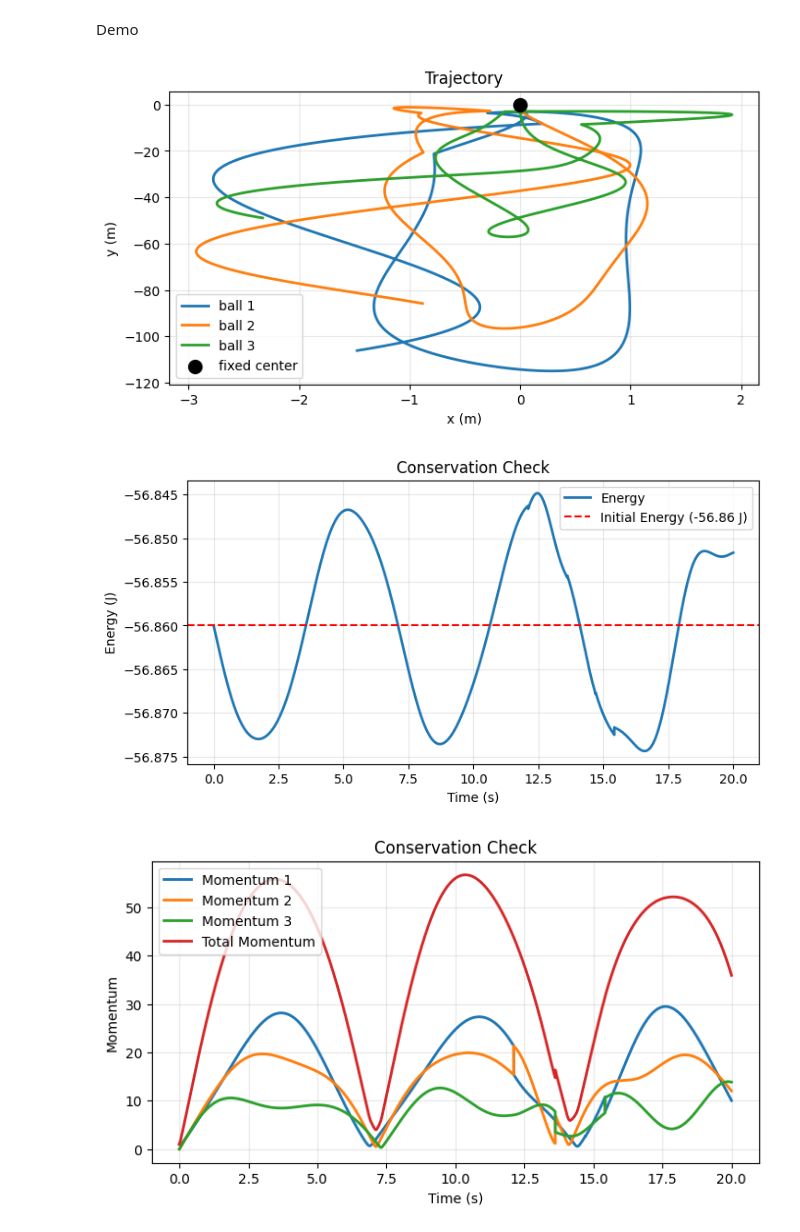
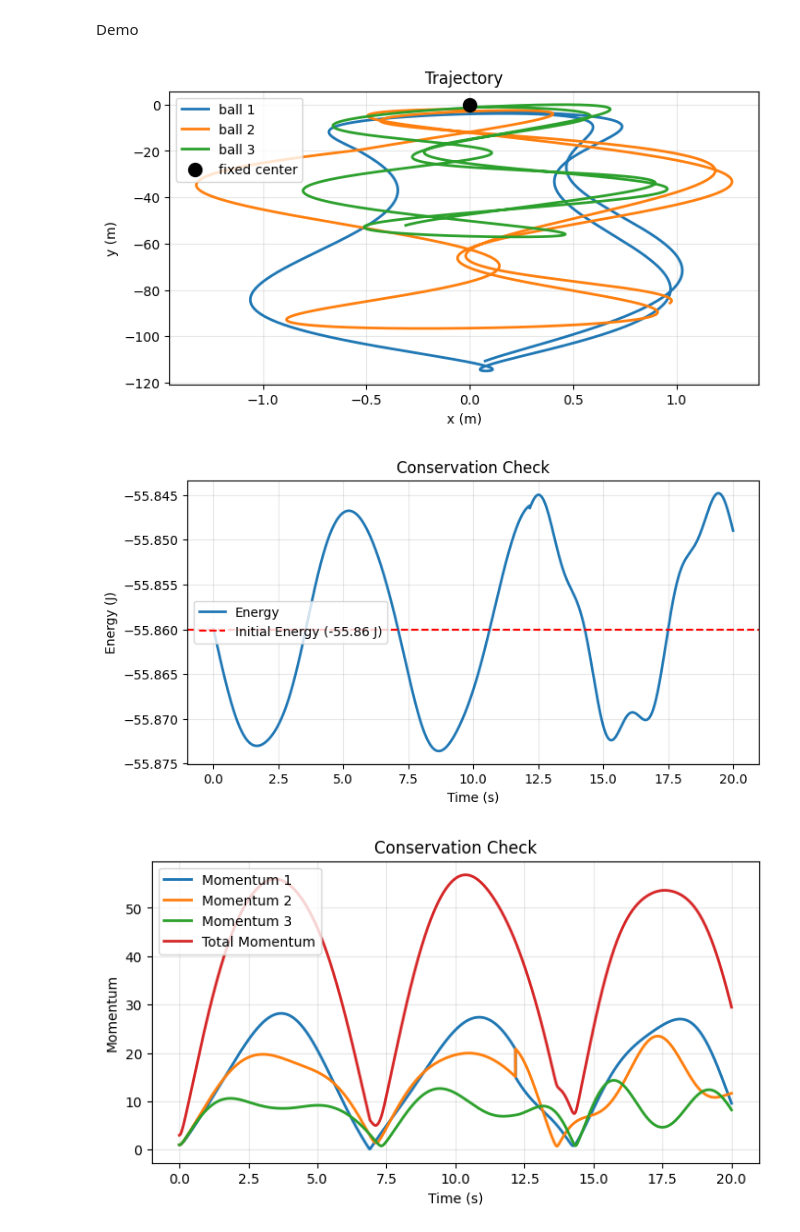
Before and after one commit to barnol-lee/phys311, a Jupyter notebook: Checkpoints/Block 2/engine_demo.ipynb, the cells around one changed output. Cells and saved outputs as stored; diff of their text form; code cells hidden in the pictures.

```diff
--- a/Checkpoints/Block 2/engine_demo.ipynb
+++ b/Checkpoints/Block 2/engine_demo.ipynb
@@ -240,9 +240,9 @@ Demo
 import matplotlib.pyplot as plt
 
 world=World(integrator=EulerCromer(), constraints=[CircleCollisions(e=1)])
-world.add(Body(m=1.0, r=(0, -3), v=(1,0), radius=0.4))
-world.add(Body(m=1.0, r=(0, -2), v=(0,0), radius=0.2))
-world.add(Body(m=1.0, r=(0, -1), v=(0,0), radius=0.1))
+world.add(Body(m=1.0, r=(0, -3), v=(1,0), radius=0.1))
+world.add(Body(m=1.0, r=(0, -2), v=(-1,0), radius=0.1))
+world.add(Body(m=1.0, r=(0, -1), v=(1,0), radius=0.1))
 world.add(Body(m=1.0, r=(0, 0), fixed=True))
 
 world.add_force(Spring(0,1))
@@ -284,33 +284,33 @@ plt.plot(r3[:,0], r3[:,1], linewidth=2, label='ball 3')
 plt.scatter(0, 0, color='black', s=100, zorder=5, label='fixed center')
 plt.xlabel('x (m)')
 plt.ylabel('y (m)')
 plt.title('Trajectory')
 plt.grid(True, alpha=0.3)
 plt.legend()
 plt.show()
 
 plt.figure(figsize=(8, 4))
 plt.plot(t, E, linewidth=2, label='Energy')
 plt.axhline(y=E[0], color='red', linestyle='--', linewidth=1.5, label=f'Initial Energy ({E[0]:.2f} J)')
 plt.xlabel('Time (s)')
 plt.ylabel('Energy (J)')
 plt.title('Conservation Check')
 plt.grid(True, alpha=0.3)
 plt.legend()
 plt.show()
 
 plt.figure(figsize=(8, 4))
 plt.plot(t, sp1, linewidth=2, label='Momentum 1')
 plt.plot(t, sp2, linewidth=2, label='Momentum 2')
 plt.plot(t, sp3, linewidth=2, label='Momentum 3')
 plt.plot(t, sp1+sp2+sp3, linewidth=2, label='Total Momentum')
 plt.xlabel('Time (s)')
 plt.ylabel('Momentum')
 plt.title('Conservation Check')
 plt.grid(True, alpha=0.3)
 plt.legend()
 plt.show()
 # %% [output]
-[figure, old version]
+[figure, new version]
-[figure, old version]
+[figure, new version]
-[figure, old version]
+[figure, new version]
```
